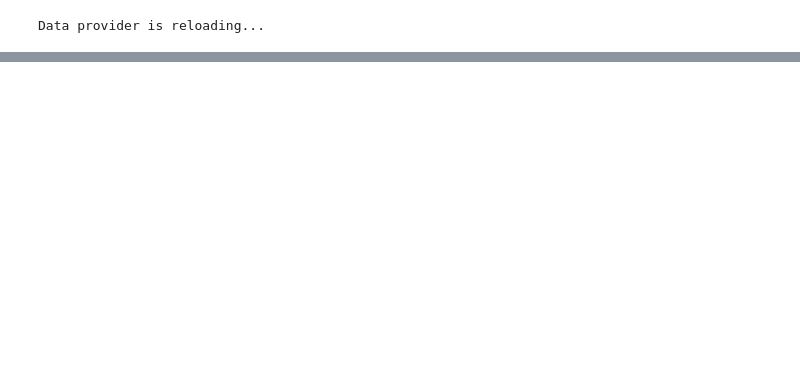
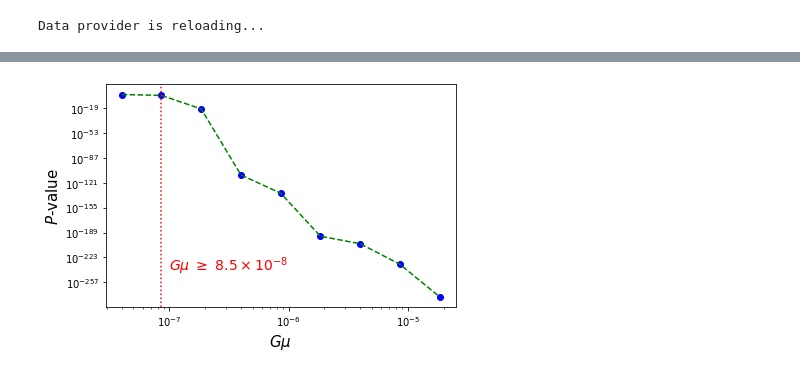
Before and after one commit to M-torki/C-S-NN, a Jupyter notebook: CMB_Stage4(ii)_like.ipynb, the cells around one changed output, grey strips where cells are left out. Saved outputs shown, nothing was run; the diff lists cells and outputs as text; code cells hidden in the pictures; blank space fills up the shorter version.

```diff
--- a/CMB_Stage4(ii)_like.ipynb
+++ b/CMB_Stage4(ii)_like.ipynb
@@ -492,7 +437,7 @@ conv = ng.Model(data_provider= odp,
                  optimizer=tf.train.AdamOptimizer,
                  loss = loss,
                  restore=restore,
-                 model_add= './models/model_s4ii',
+                 model_add= './models/models/model_s4ii',
                  arch=arch)
 # %% [output]
  ============================= Begin =========================
@@ -918,0 +707,13 @@ plt.savefig('cm_m_s4ii.png')
+# %%
+plt.axes(xscale='log' , yscale='log')
+plt.xlabel('$G\mu$' ,   fontsize=15)
+plt.ylabel('$\it{P}$-value' , fontsize=15)
+plt.plot(gmus_[2:] , pv_d[2:] , 'bo' , gmus_[2:] , pv_d[2:] , 'g--')
+plt.axvline(8.5e-8, color='red', ls=':')#, label='$\it{P}$-value = 0.05' )
+
+plt.text(1e-7, 1e-240 ,r'$G\mu$ $\geq$ $8.5\times 10^{-8}$' , color='r' ,fontsize=14)
+plt.tight_layout()
+plt.savefig('final_pv_s4ii.png')
+plt.savefig('final_pv_s4ii.pdf')
+# %% [output]
+[figure, added]
```
Also changed, not shown: parts of 31 cells of this notebook.
